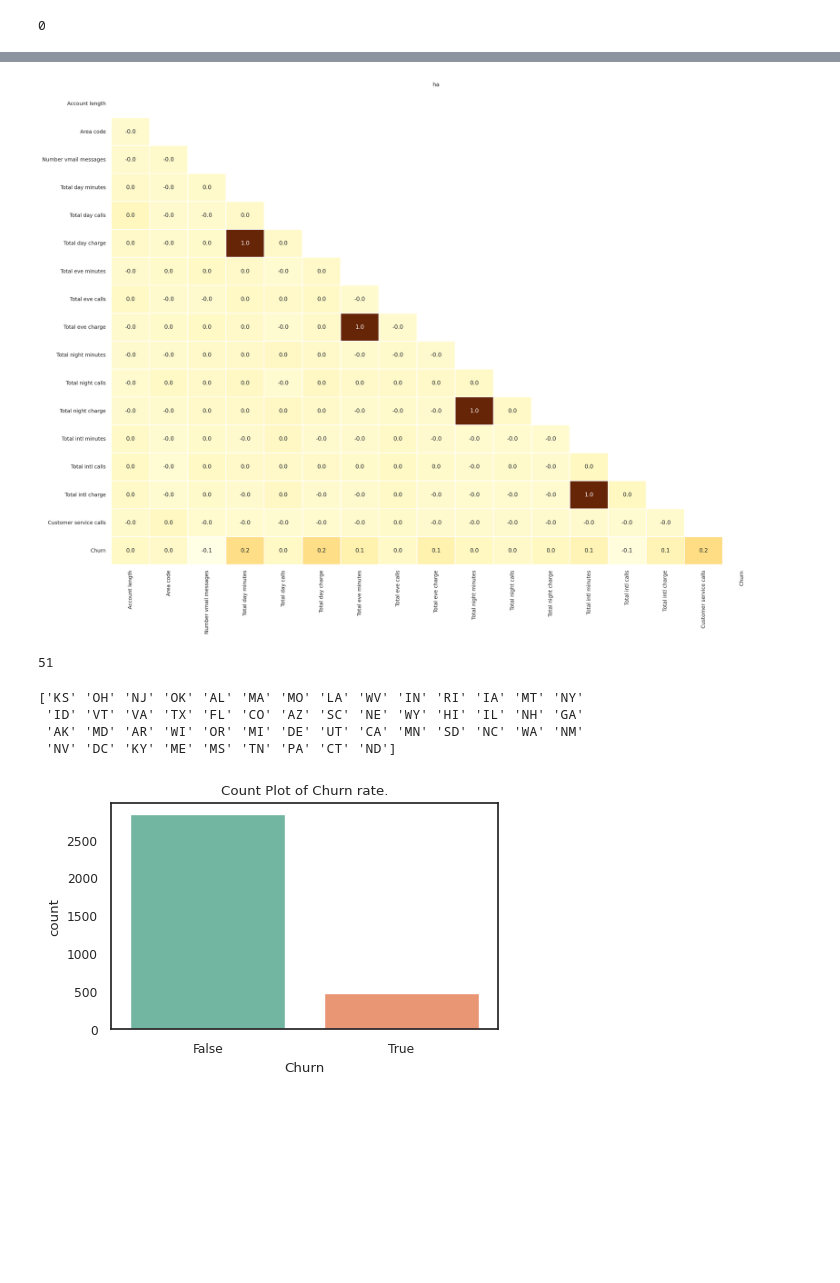
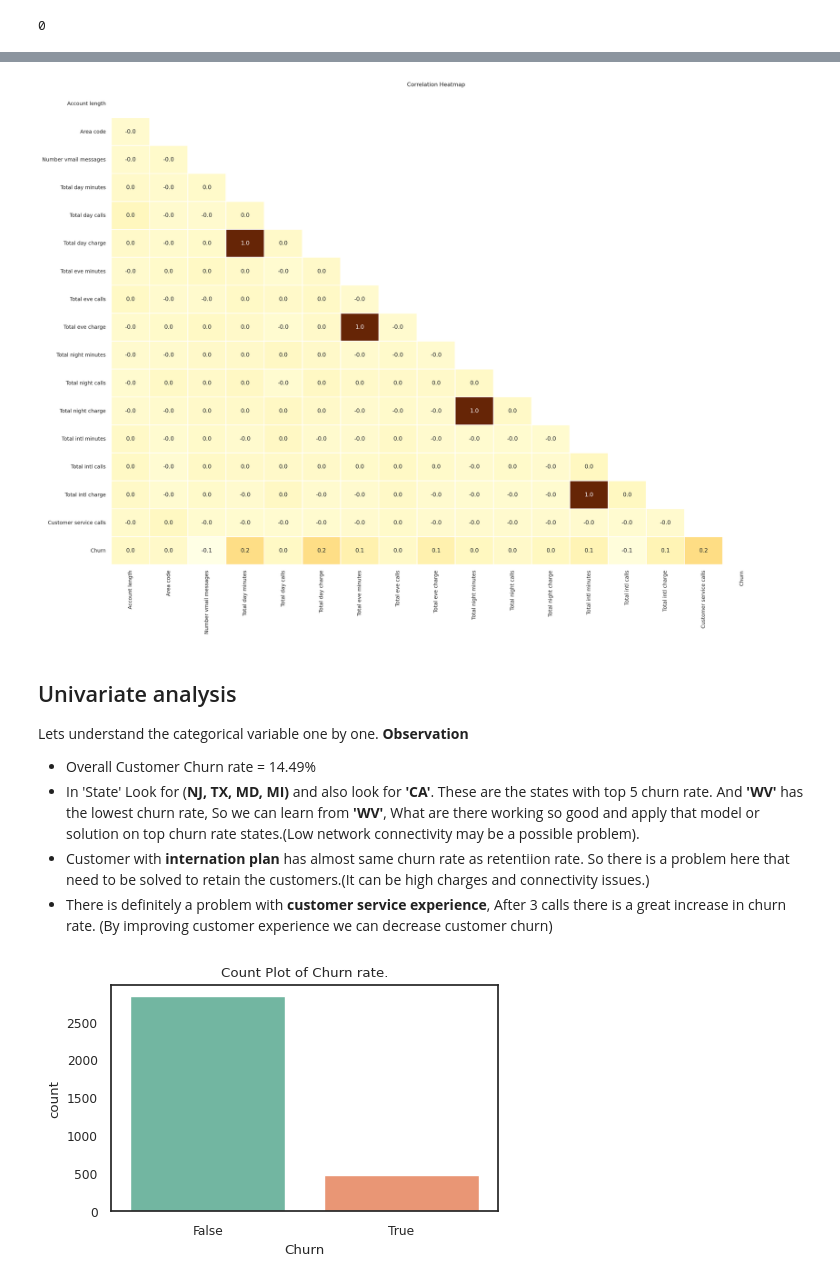
Before and after one commit to GhostML/Telecom-Churn-EDA, a Jupyter notebook: Telecom_Churn_Analysis_Capstone_Project.ipynb, the cells around one changed output, grey strips where cells are left out. Drawn from its saved outputs; the diff is of its cells as text; code cells hidden in the pictures; blank space fills up the shorter version.

```diff
--- a/Telecom_Churn_Analysis_Capstone_Project.ipynb
+++ b/Telecom_Churn_Analysis_Capstone_Project.ipynb
@@ -105,31 +168,28 @@ print(df.isnull().sum().max())
 # %%
 # Show numerical correlations(pearson) between columns on heatmap.
 sns.set(font_scale=0.8, style="white")
 corr = df.corr()
 mask = np.triu(np.ones_like(corr, dtype=bool))
 plt.figure(figsize=(20, 15), dpi=200)
-plt.title("ha")
+plt.title("Correlation Heatmap")
 sns.heatmap(corr,
            annot=True, # write the data value in each cell.
            fmt='.1f', # Format the float value to one place after decimal.
            mask=mask, # We only need half heatmap, other half is exactly the same.
            cmap="YlOrBr", # Color Yellow Orange Brown
            linewidths=1, # Width of the lines that will divide each cell
            cbar=False); # We don't need color bar.
 # %% [output]
-[figure, old version]
+[figure, new version]
-# %%
-# We have 51 differet states data.
-state_list = df['State'].unique()
-print(len(state_list))
-# %% [output]
-51
-# %%
-# List of all states
-print(state_list)
-# %% [output]
-['KS' 'OH' 'NJ' 'OK' 'AL' 'MA' 'MO' 'LA' 'WV' 'IN' 'RI' 'IA' 'MT' 'NY'
- 'ID' 'VT' 'VA' 'TX' 'FL' 'CO' 'AZ' 'SC' 'NE' 'WY' 'HI' 'IL' 'NH' 'GA'
- 'AK' 'MD' 'AR' 'WI' 'OR' 'MI' 'DE' 'UT' 'CA' 'MN' 'SD' 'NC' 'WA' 'NM'
- 'NV' 'DC' 'KY' 'ME' 'MS' 'TN' 'PA' 'CT' 'ND']
+# %% [markdown]
+## Univariate analysis
+Lets understand the categorical variable one by one.</br>
+**Observation**
+
+
+*   Overall Customer Churn rate = 14.49%
+*   In 'State' Look for (**NJ, TX, MD, MI)** and also look for **'CA'**. These are the states with top 5 churn rate. And **'WV'** has the lowest churn rate, So we can learn from **'WV'**, What are there working so good and apply that model or solution on top churn rate states.(Low network connectivity may be a possible problem).
+*   Customer with **internation plan** has almost same churn rate as retentiion rate.
+So there is a problem here that need to be solved to retain the customers.(It can be high charges and connectivity issues.)
+*   There is definitely a problem with **customer service experience**, After 3 calls there is a great increase in churn rate. (By improving customer experience we can decrease customer churn)
 # %%
```
Also changed, not shown: parts of 27 cells of this notebook.
